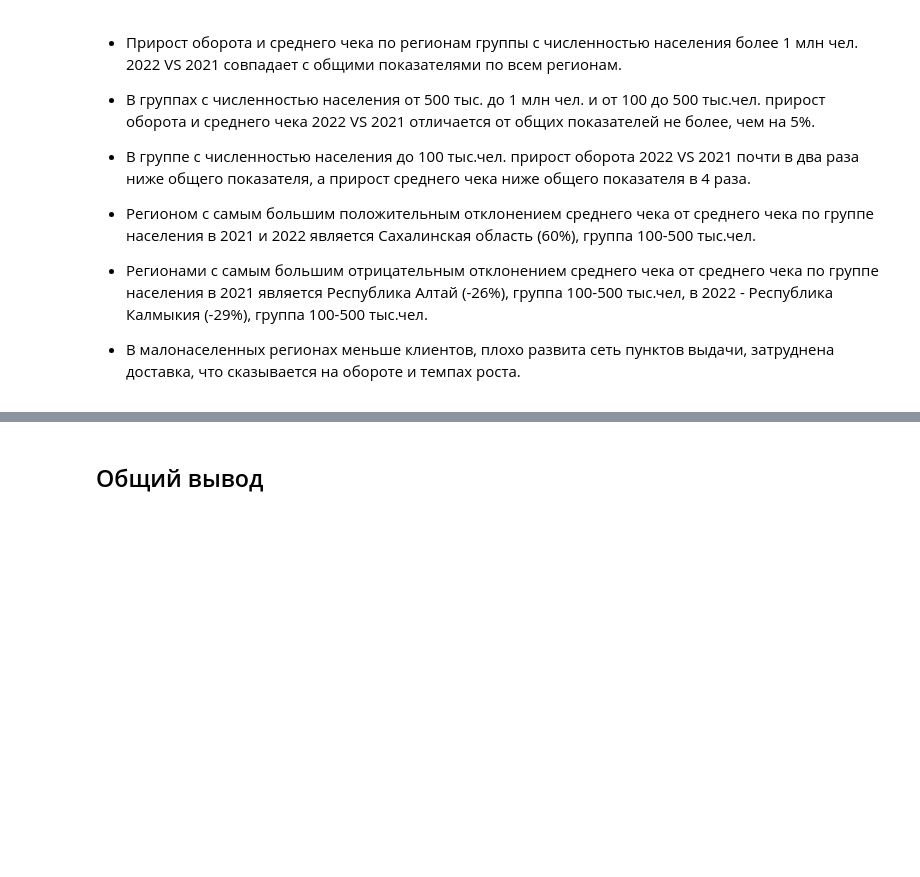
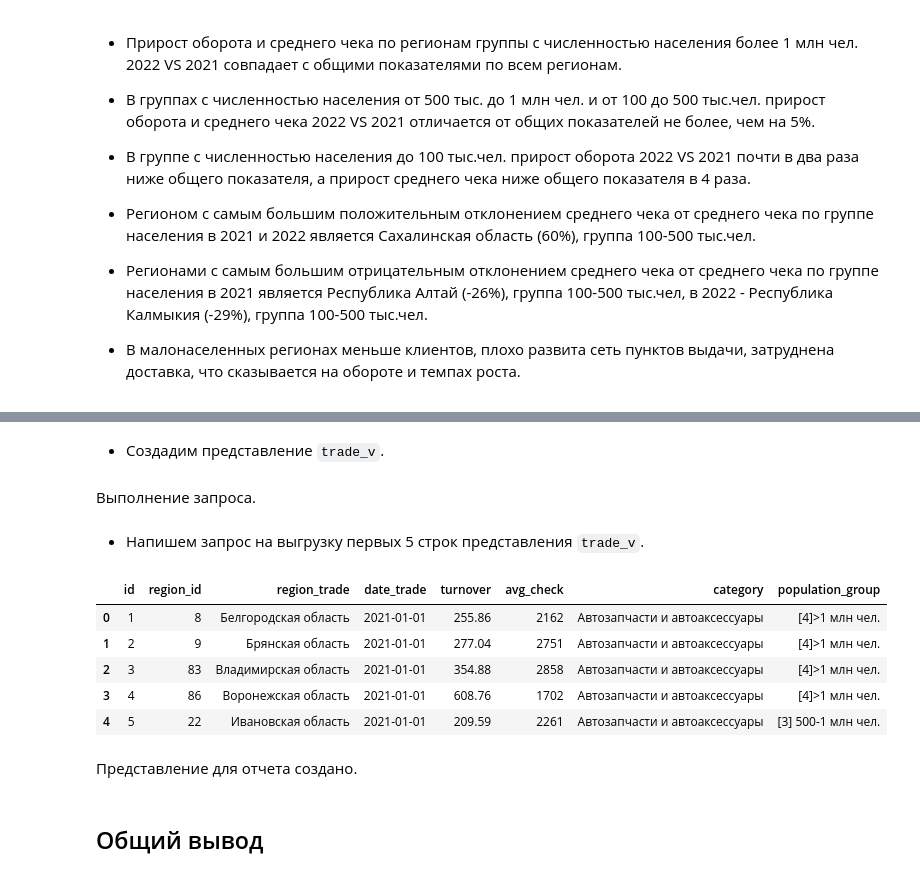
Before and after one commit to ama-lls/Domestic-e-commerce-market-in-Russia, a Jupyter notebook: Рынок внутренней интернет-торговли в России.ipynb, the cells around one changed output, grey strips where cells are left out. Cells and saved outputs as stored; diff of their text form; code cells hidden in the pictures; blank space fills up the shorter version.

```diff
--- a/Рынок внутренней интернет-торговли в России.ipynb
+++ b/Рынок внутренней интернет-торговли в России.ipynb
@@ -1706,0 +1709,2 @@ getQuery(query).fillna('-')
+# %% [markdown]
+* Создадим представление `trade_v`.
@@ -1706,0 +1733,2 @@ getQuery(query).fillna('-')
+# %% [markdown]
+Выполнение запроса.
@@ -1707,3 +1738,21 @@ getQuery(query).fillna('-')
+# %% [markdown]
+* Напишем запрос на выгрузку первых 5 строк представления `trade_v`.
+# %%
+query = '''
+SELECT *
+  FROM trade_v
+ LIMIT 5
+'''
+getQuery(query)
+# %% [output]
+|  | id | region_id | region_trade | date_trade | turnover | avg_check | category | population_group |
+| 0 | 1 | 8 | Белгородская область | 2021-01-01 | 255.86 | 2162 | Автозапчасти и автоаксессуары | [4]>1 млн чел. |
+| 1 | 2 | 9 | Брянская область | 2021-01-01 | 277.04 | 2751 | Автозапчасти и автоаксессуары | [4]>1 млн чел. |
+| 2 | 3 | 83 | Владимирская область | 2021-01-01 | 354.88 | 2858 | Автозапчасти и автоаксессуары | [4]>1 млн чел. |
+| 3 | 4 | 86 | Воронежская область | 2021-01-01 | 608.76 | 1702 | Автозапчасти и автоаксессуары | [4]>1 млн чел. |
+| 4 | 5 | 22 | Ивановская область | 2021-01-01 | 209.59 | 2261 | Автозапчасти и автоаксессуары | [3] 500-1 млн чел. |
+# %% [markdown]
+Представление для отчета создано.
 # %% [markdown]
 ## Общий вывод
 # %% [markdown]
```
Also changed, not shown: parts of 12 cells of this notebook.
